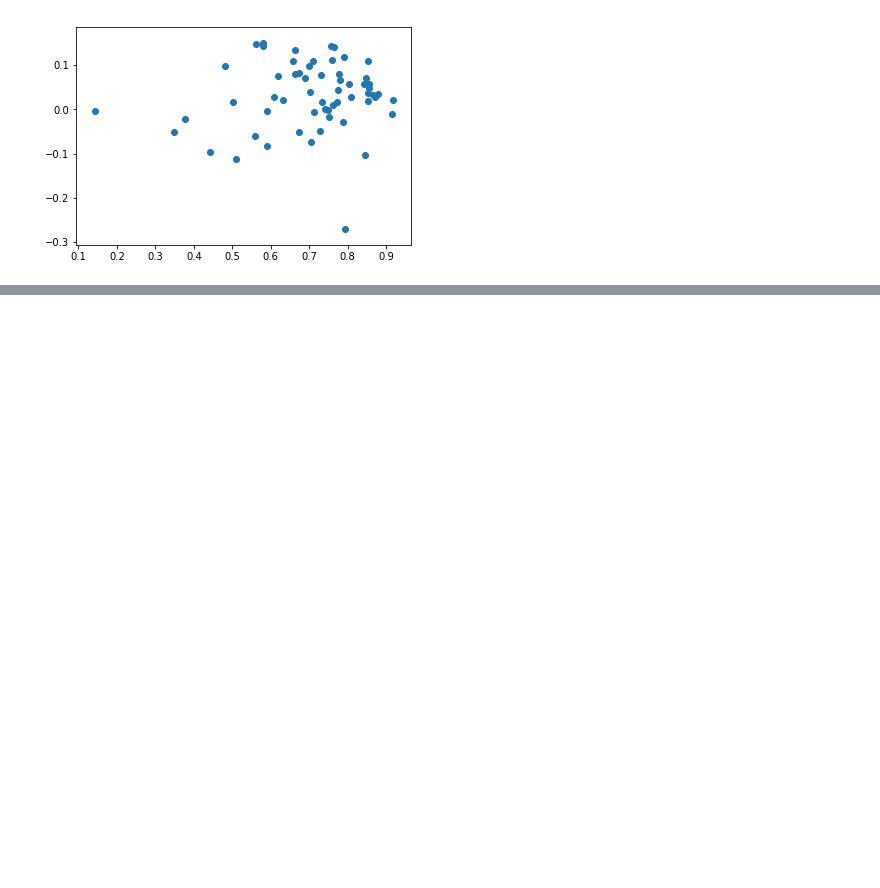
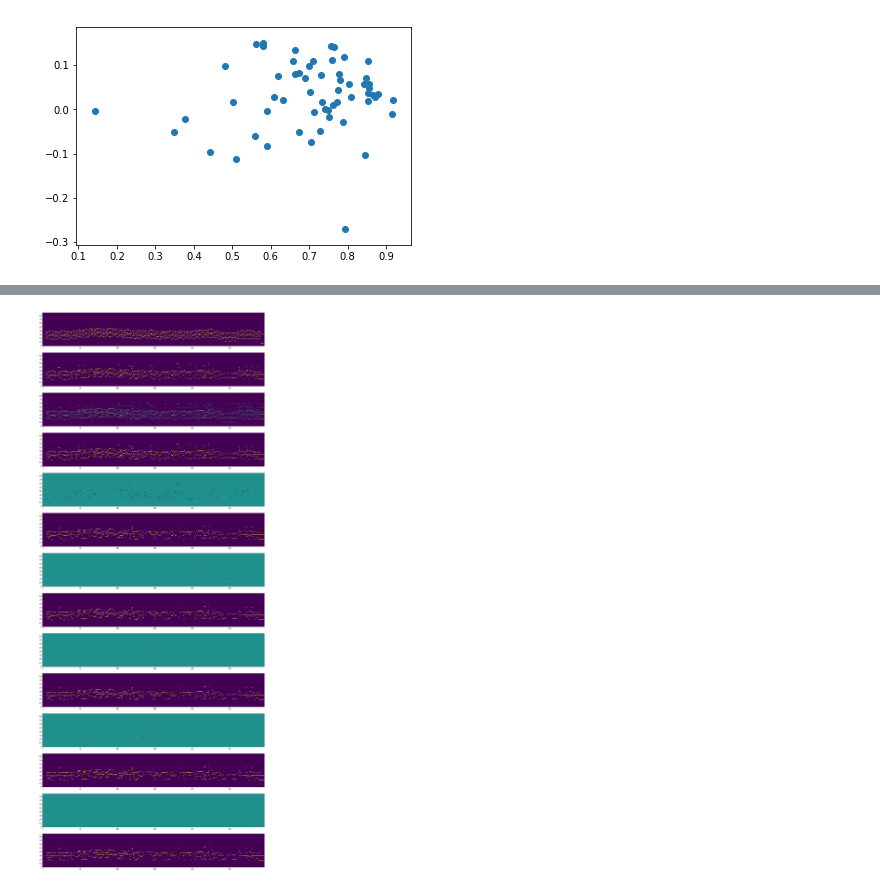
Before and after one commit to adrienycart/MLM_decoding, a Jupyter notebook: Scratch.ipynb, the cells around one changed output, grey strips where cells are left out. Drawn from its saved outputs; the diff is of its cells as text; code cells hidden in the pictures; blank space fills up the shorter version.

```diff
--- a/Scratch.ipynb
+++ b/Scratch.ipynb
@@ -175,0 +211,35 @@ print(scores)
+# %%
+# For viewing results of output from decode(iterative_pw)
+
+import dataMaps
+import os
+import numpy as np
+import matplotlib.pyplot as plt
+from matplotlib.colors import Normalize
+
+norm = Normalize(vmin=0, vmax=1)
+norm_diff = Normalize(vmin=-1, vmax=1)
+
+step = "quant"
+prs_file = "tmp/prs.npy"
+basename = "MAPS_MUS-chpn-p14_ENSTDkAm"
+
+prs = np.load(prs_file)
+
+data = dataMaps.DataMaps()
+data.make_from_file("data/outputs-20/test/" + basename + ".mid", step, section=[0, 30])
+
+acoustic = data.input
+midi = data.target
+
+fig, ax = plt.subplots(2*len(prs)+2, 1, figsize=(25,16+len(prs)*8))
+ax[0].imshow(midi, aspect='auto', origin='lower')
+ax[1].imshow((acoustic>0.5).astype(int), aspect='auto', origin='lower')
+ax[2].imshow(acoustic, aspect='auto', origin='lower')
+for a, pr in zip(ax[3::2], prs):
+    a.imshow(pr, aspect='auto', origin='lower', norm=norm)
+for a, pr in zip(ax[4::2], list(range(1, len(prs)))):
+    a.imshow(prs[pr] - prs[pr-1], aspect='auto', origin='lower', norm=norm_diff)
+plt.show()
+# %% [output]
+[figure, added]
```
Also changed, not shown: parts of 4 cells of this notebook, 6 other files.
